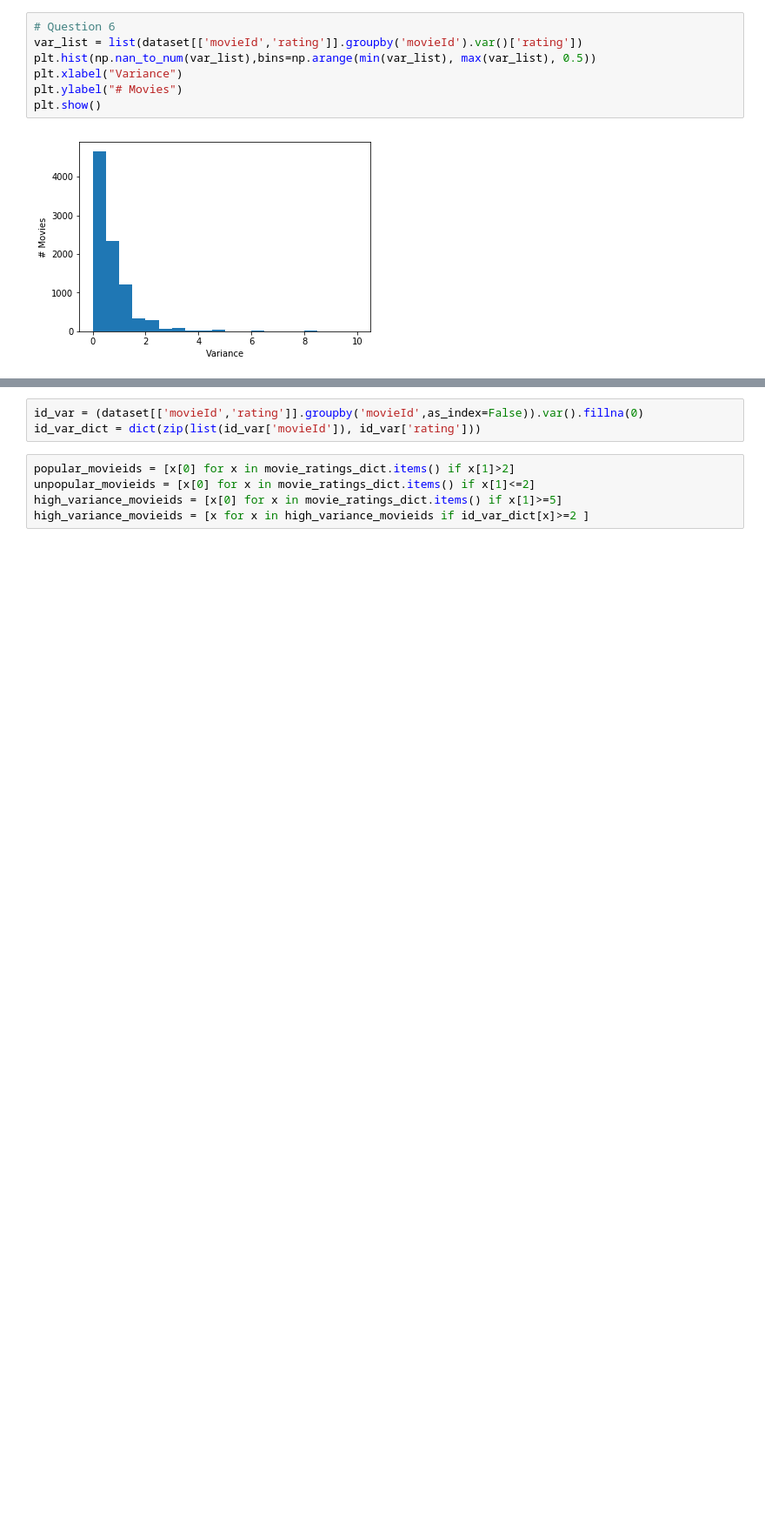
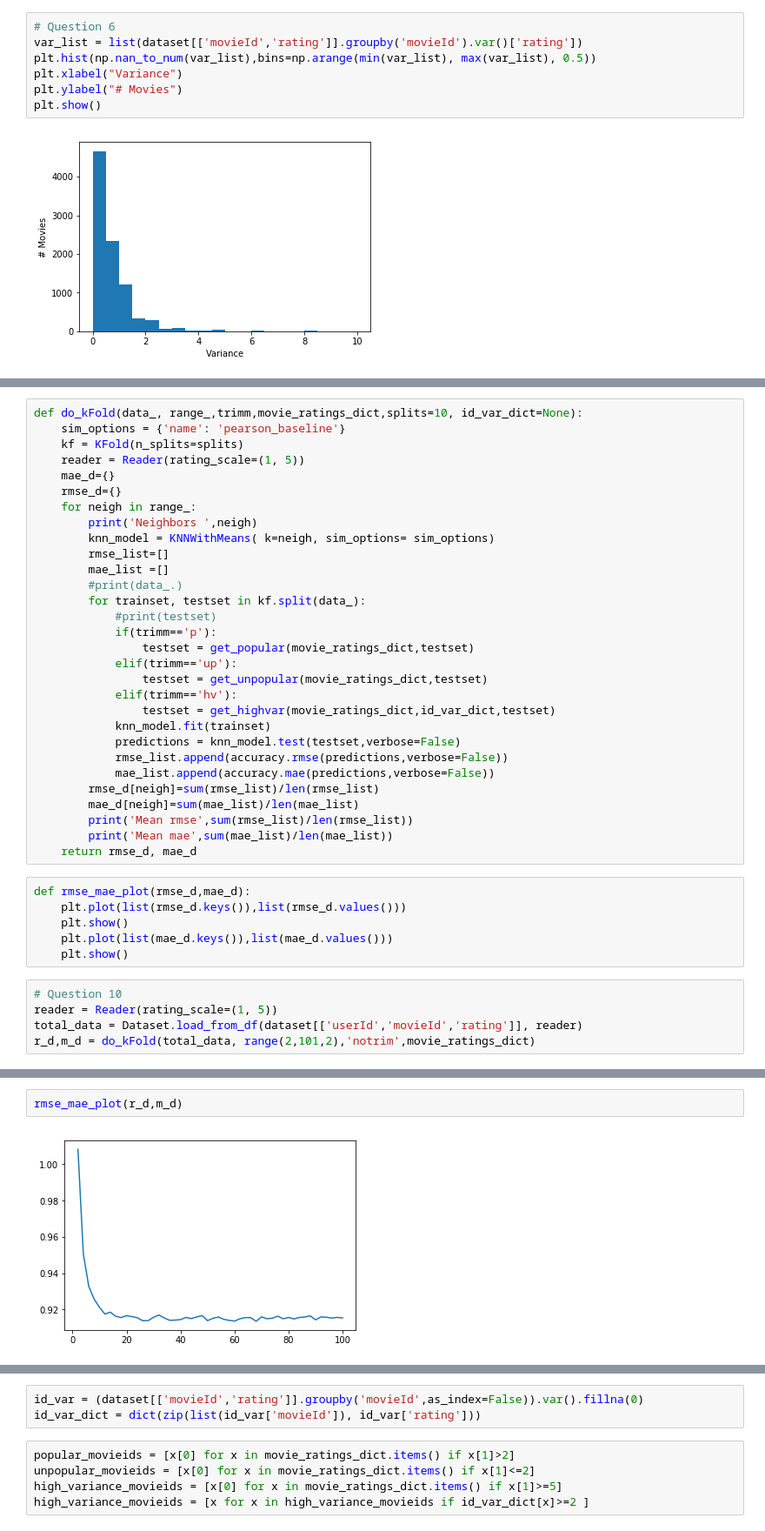
Before and after one commit to edihb/Large-Scale-DM, a Jupyter notebook: Project3-Collaborative_Filtering/Project3.ipynb, the cells around one changed output, grey strips where cells are left out. Shown: that part at 87% size. Saved outputs shown, nothing was run; the diff lists cells and outputs as text; blank space fills up the shorter version.

```diff
--- a/Project3-Collaborative_Filtering/Project3.ipynb
+++ b/Project3-Collaborative_Filtering/Project3.ipynb
@@ -61,0 +91,41 @@ plt.show()
+# %%
+def do_kFold(data_, range_,trimm,movie_ratings_dict,splits=10, id_var_dict=None):
+    sim_options = {'name': 'pearson_baseline'}
+    kf = KFold(n_splits=splits)
+    reader = Reader(rating_scale=(1, 5))
+    mae_d={}
+    rmse_d={}
+    for neigh in range_:
+        print('Neighbors ',neigh)
+        knn_model = KNNWithMeans( k=neigh, sim_options= sim_options)
+        rmse_list=[]
+        mae_list =[]
+        #print(data_.)
+        for trainset, testset in kf.split(data_):
+            #print(testset)
+            if(trimm=='p'):
+                testset = get_popular(movie_ratings_dict,testset)
+            elif(trimm=='up'):
+                testset = get_unpopular(movie_ratings_dict,testset)
+            elif(trimm=='hv'):
+                testset = get_highvar(movie_ratings_dict,id_var_dict,testset)
+            knn_model.fit(trainset)
+            predictions = knn_model.test(testset,verbose=False)
+            rmse_list.append(accuracy.rmse(predictions,verbose=False))
+            mae_list.append(accuracy.mae(predictions,verbose=False))
+        rmse_d[neigh]=sum(rmse_list)/len(rmse_list)
+        mae_d[neigh]=sum(mae_list)/len(mae_list)
+        print('Mean rmse',sum(rmse_list)/len(rmse_list))
+        print('Mean mae',sum(mae_list)/len(mae_list))
+    return rmse_d, mae_d
+# %%
+def rmse_mae_plot(rmse_d,mae_d):
+    plt.plot(list(rmse_d.keys()),list(rmse_d.values()))
+    plt.show()
+    plt.plot(list(mae_d.keys()),list(mae_d.values()))
+    plt.show()
+# %%
+# Question 10
+reader = Reader(rating_scale=(1, 5))
+total_data = Dataset.load_from_df(dataset[['userId','movieId','rating']], reader)
+r_d,m_d = do_kFold(total_data, range(2,101,2),'notrim',movie_ratings_dict)
@@ -61,0 +150,4 @@ plt.show()
+# %%
+rmse_mae_plot(r_d,m_d)
+# %% [output]
+[figure, added]
```
Also changed, not shown: parts of 54 cells of this notebook.
